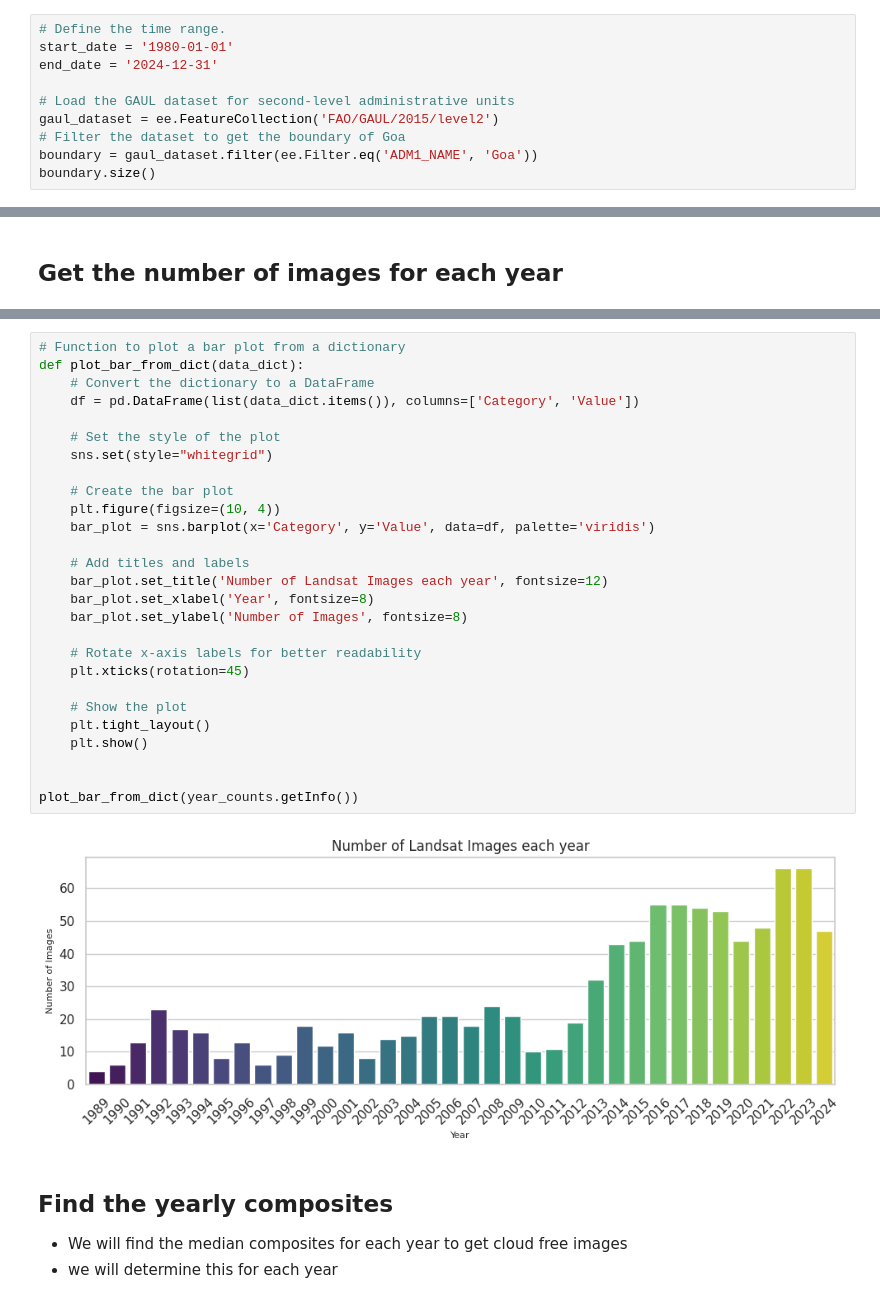
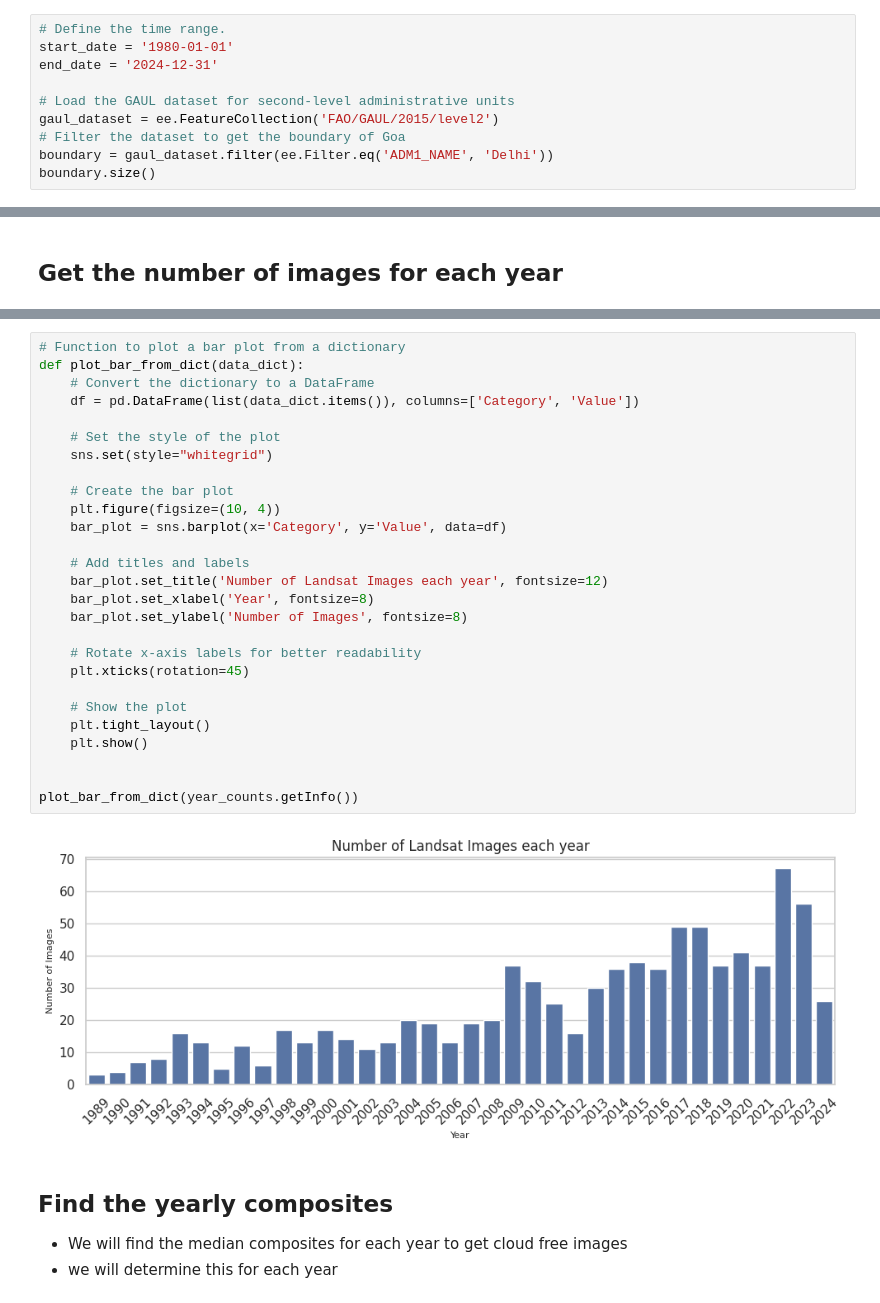
Before and after one commit to kavyajeetbora/end_to_end_gee_with_python, a Jupyter notebook: Development/District-Builtup-Index.ipynb, the cells around one changed output, grey strips where cells are left out. Saved outputs shown, nothing was run; the diff lists cells and outputs as text.

```diff
--- a/Development/District-Builtup-Index.ipynb
+++ b/Development/District-Builtup-Index.ipynb
@@ -17,7 +17,7 @@ end_date = '2024-12-31'
 # Load the GAUL dataset for second-level administrative units
 gaul_dataset = ee.FeatureCollection('FAO/GAUL/2015/level2')
 # Filter the dataset to get the boundary of Goa
-boundary = gaul_dataset.filter(ee.Filter.eq('ADM1_NAME', 'Goa'))
+boundary = gaul_dataset.filter(ee.Filter.eq('ADM1_NAME', 'Delhi'))
 boundary.size()
 # %% [output]
 <ee.ee_number.Number at 0x...>
@@ -102,32 +98,32 @@ Number of images for each year: {'1989': 4, '1990': 6, '1991': 13, '1992': 23, '
 # %%
 # Function to plot a bar plot from a dictionary
 def plot_bar_from_dict(data_dict):
     # Convert the dictionary to a DataFrame
     df = pd.DataFrame(list(data_dict.items()), columns=['Category', 'Value'])
 
     # Set the style of the plot
     sns.set(style="whitegrid")
 
     # Create the bar plot
     plt.figure(figsize=(10, 4))
-    bar_plot = sns.barplot(x='Category', y='Value', data=df, palette='viridis')
+    bar_plot = sns.barplot(x='Category', y='Value', data=df)
 
     # Add titles and labels
     bar_plot.set_title('Number of Landsat Images each year', fontsize=12)
     bar_plot.set_xlabel('Year', fontsize=8)
     bar_plot.set_ylabel('Number of Images', fontsize=8)
 
     # Rotate x-axis labels for better readability
     plt.xticks(rotation=45)
 
     # Show the plot
     plt.tight_layout()
     plt.show()
 
 
 plot_bar_from_dict(year_counts.getInfo())
 # %% [output]
-[figure, old version]
+[figure, new version]
 # %% [markdown]
 ## Find the yearly composites
 
```
Also changed, not shown: parts of 5 cells of this notebook.
